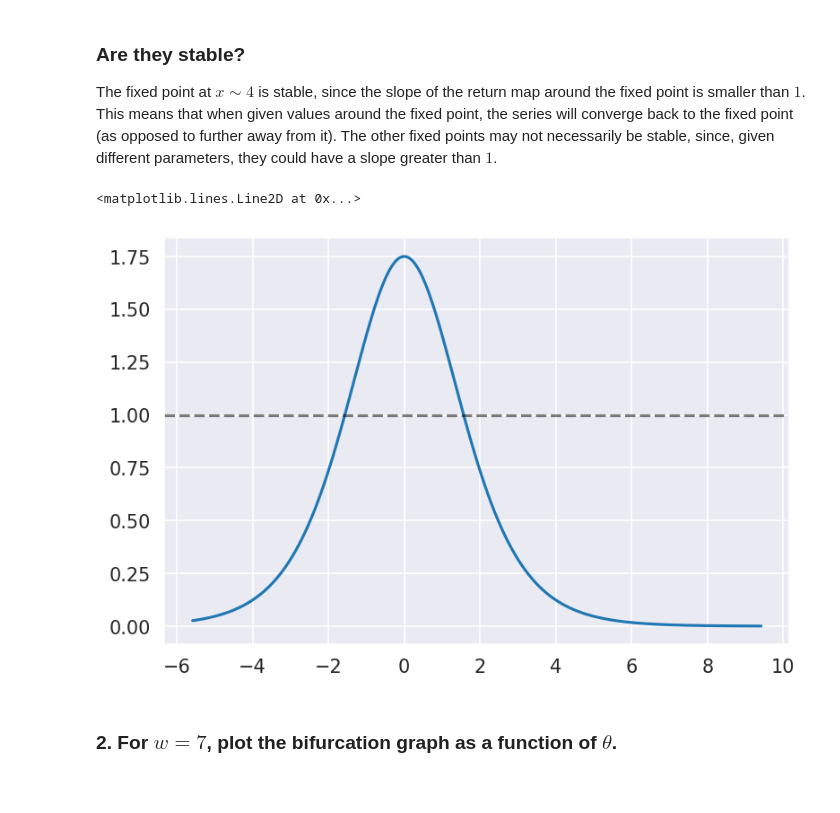
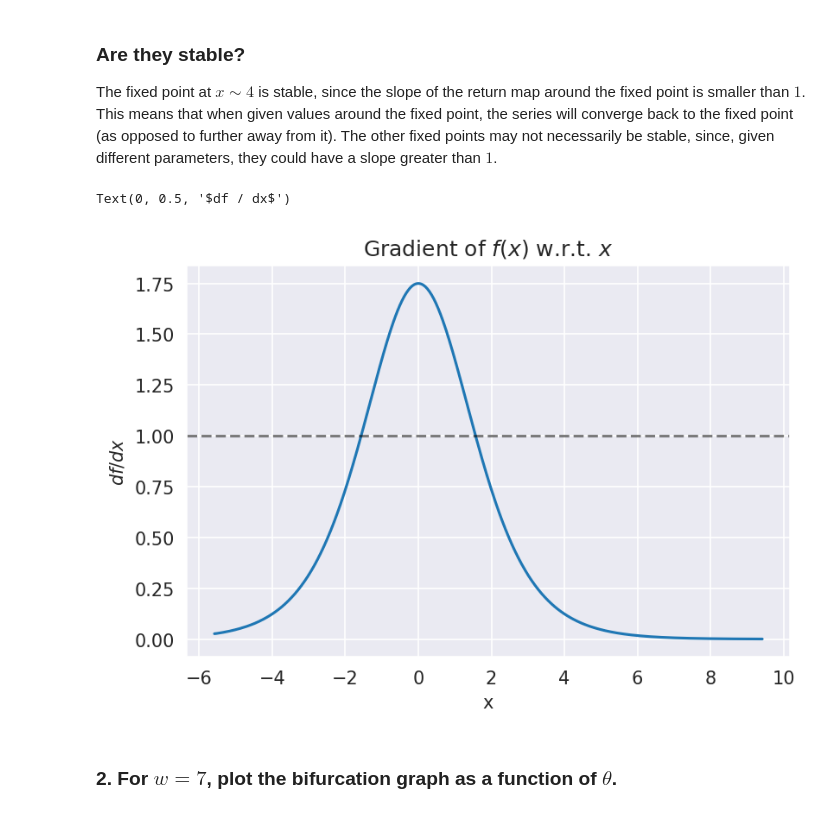
Before and after one commit to LarsKue/TSA-RNN, a Jupyter notebook: ex07/ex07.ipynb, the cells around one changed output. Drawn from its saved outputs; the diff is of its cells as text; code cells hidden in the pictures.

```diff
--- a/ex07/ex07.ipynb
+++ b/ex07/ex07.ipynb
@@ -129,9 +136,14 @@ Text(0, 0.5, '$x_{t+1}$')
 # %% [markdown]
 We can see that while the function gets close at $x_t \sim -1.5$, the only root here is $x_t \sim 4$.
 # %%
-def get_fixed_points(f, xmin, xmax, args=()):
+def get_fixed_points(f, xmin, xmax, max_points=100, tol=None, args=()):
+    """ Find all fixed points f(x) = x in the interval [xmin, xmax] by iteration """
+    if tol is None:
+        # auto-determine tolerance
+        tol = 10 * (xmax - xmin) / max_points
+
     fixed_points = []
-    x0s = np.linspace(-xmin, xmax, 1000)
+    x0s = np.linspace(-xmin, xmax, max_points)
 
     for x0 in x0s:
         fp, info, ier, msg = optimize.fsolve(lambda x: f(x, *args) - x, x0=x0, full_output=True)
@@ -141,7 +153,7 @@ def get_fixed_points(f, xmin, xmax, args=()):
 
     fixed_points = np.squeeze(fixed_points)
 
-    fixed_points, mult = signal.unique_roots(fixed_points, tol=1e-2)
+    fixed_points, mult = signal.unique_roots(fixed_points, tol=tol)
 
     return fixed_points
 
@@ -175,9 +189,12 @@ The fixed point at $x \sim 4$ is stable, since the slope of the return map aroun
 # %%
 plt.plot(x, np.gradient(y, x))
 plt.axhline(1, ls="--", color="black", alpha=0.5)
+plt.title("Gradient of $f(x)$ w.r.t. $x$")
+plt.xlabel("x")
+plt.ylabel("$df / dx$")
 # %% [output]
-<matplotlib.lines.Line2D at 0x...>
+Text(0, 0.5, '$df / dx$')
-[figure, old version]
+[figure, new version]
 # %% [markdown]
 ### 2. For $w = 7$, plot the bifurcation graph as a function of $\theta$.
 # %%
```
Also changed, not shown: parts of 15 cells of this notebook.
